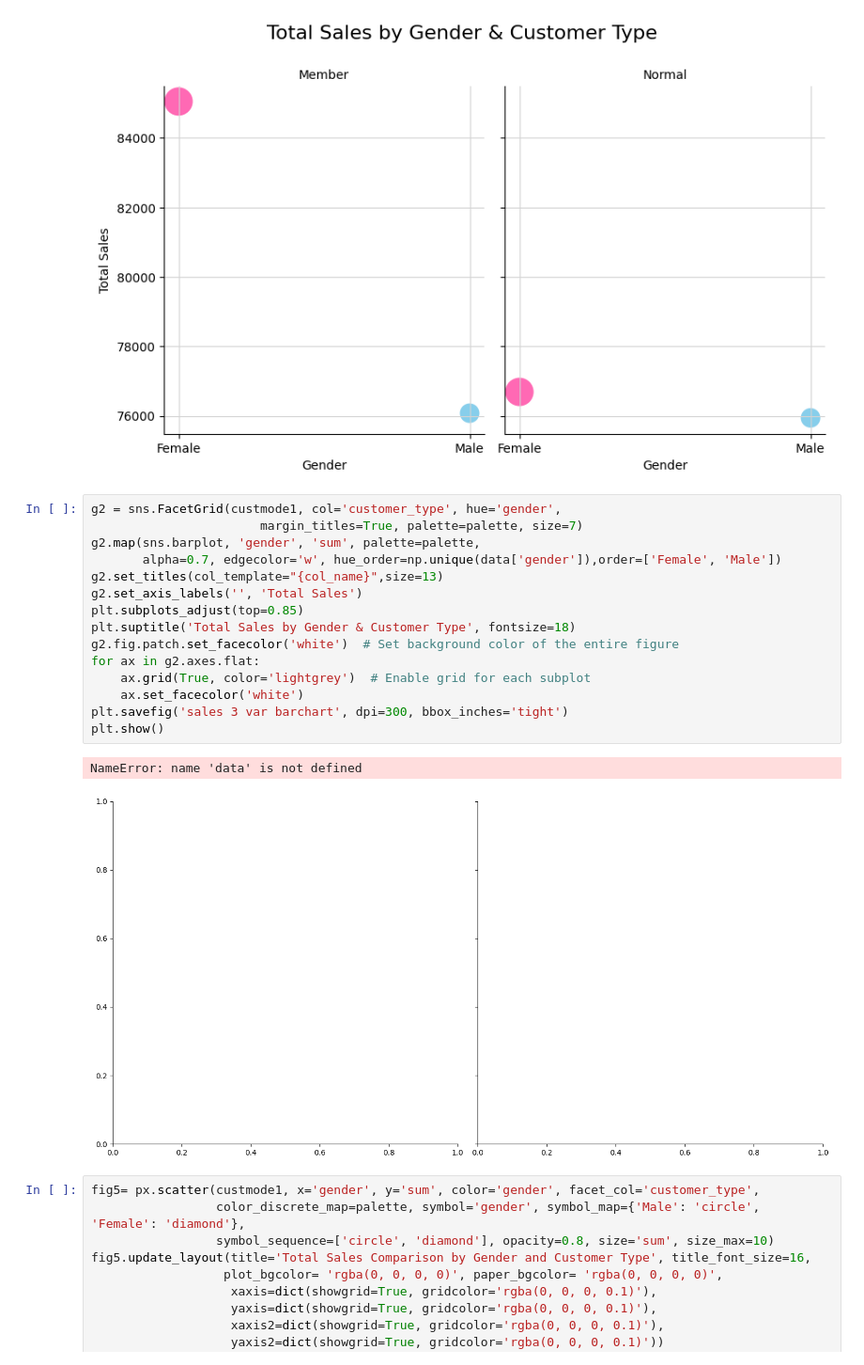
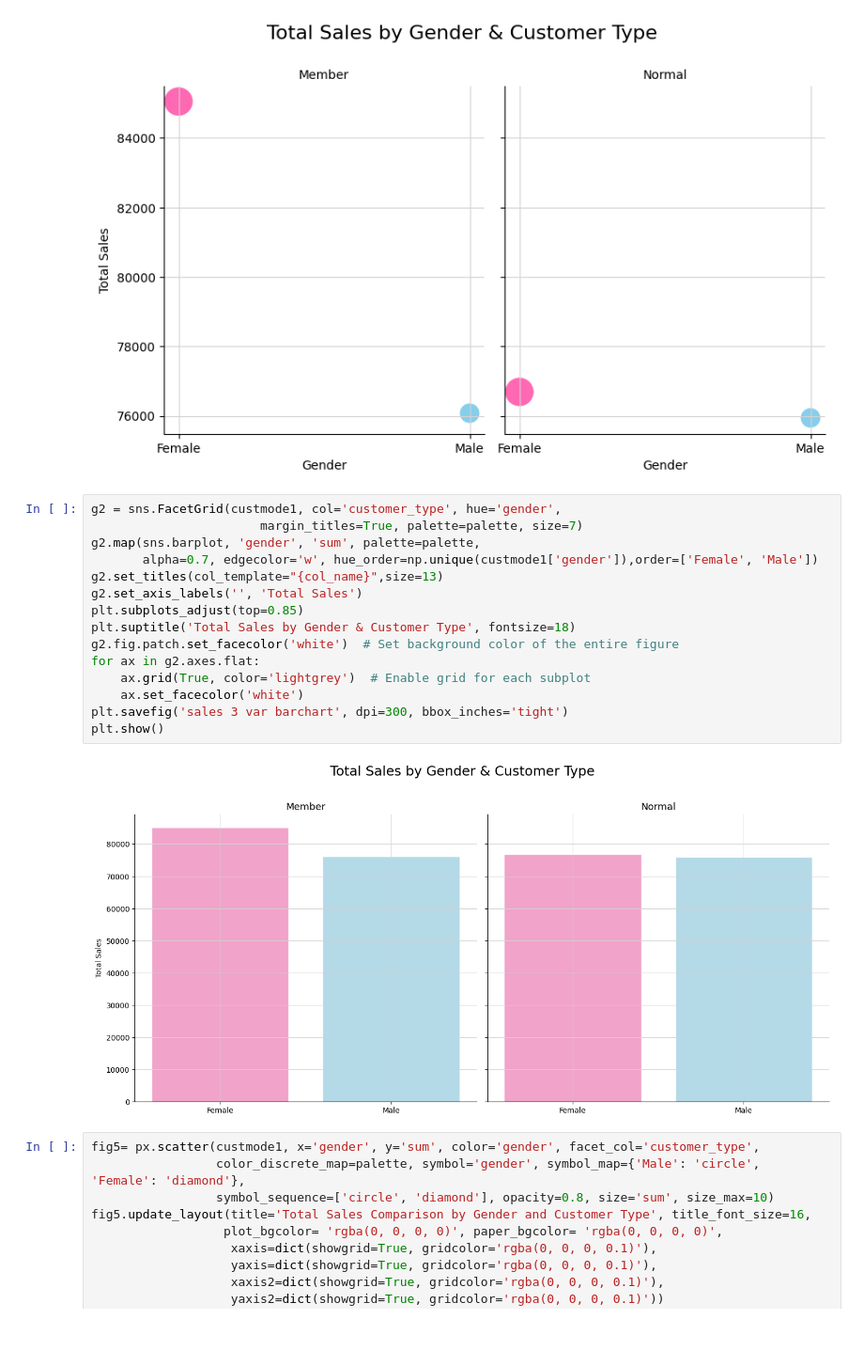
Before and after one commit to vandadwi/AW-final-project, a Jupyter notebook: Supermarket Analysis.ipynb, the cells around one changed output. Shown at 94% size. Drawn from its saved outputs; the diff is of its cells as text; blank space fills up the shorter version.

```diff
--- a/Supermarket Analysis.ipynb
+++ b/Supermarket Analysis.ipynb
@@ -615,21 +615,20 @@ plt.show()
 # %%
 g2 = sns.FacetGrid(custmode1, col='customer_type', hue='gender',
                        margin_titles=True, palette=palette, size=7)
 g2.map(sns.barplot, 'gender', 'sum', palette=palette,
-       alpha=0.7, edgecolor='w', hue_order=np.unique(data['gender']),order=['Female', 'Male'])
+       alpha=0.7, edgecolor='w', hue_order=np.unique(custmode1['gender']),order=['Female', 'Male'])
 g2.set_titles(col_template="{col_name}",size=13)
 g2.set_axis_labels('', 'Total Sales')
 plt.subplots_adjust(top=0.85)
 plt.suptitle('Total Sales by Gender & Customer Type', fontsize=18)
 g2.fig.patch.set_facecolor('white')  # Set background color of the entire figure
 for ax in g2.axes.flat:
     ax.grid(True, color='lightgrey')  # Enable grid for each subplot
     ax.set_facecolor('white')
 plt.savefig('sales 3 var barchart', dpi=300, bbox_inches='tight')
 plt.show()
 # %% [output]
-NameError: name 'data' is not defined
-[figure, old version]
+[figure, new version]
 # %%
 fig5= px.scatter(custmode1, x='gender', y='sum', color='gender', facet_col='customer_type',
                  color_discrete_map=palette, symbol='gender', symbol_map={'Male': 'circle', 'Female': 'diamond'},
```
Also changed, not shown: parts of 2 cells of this notebook.
